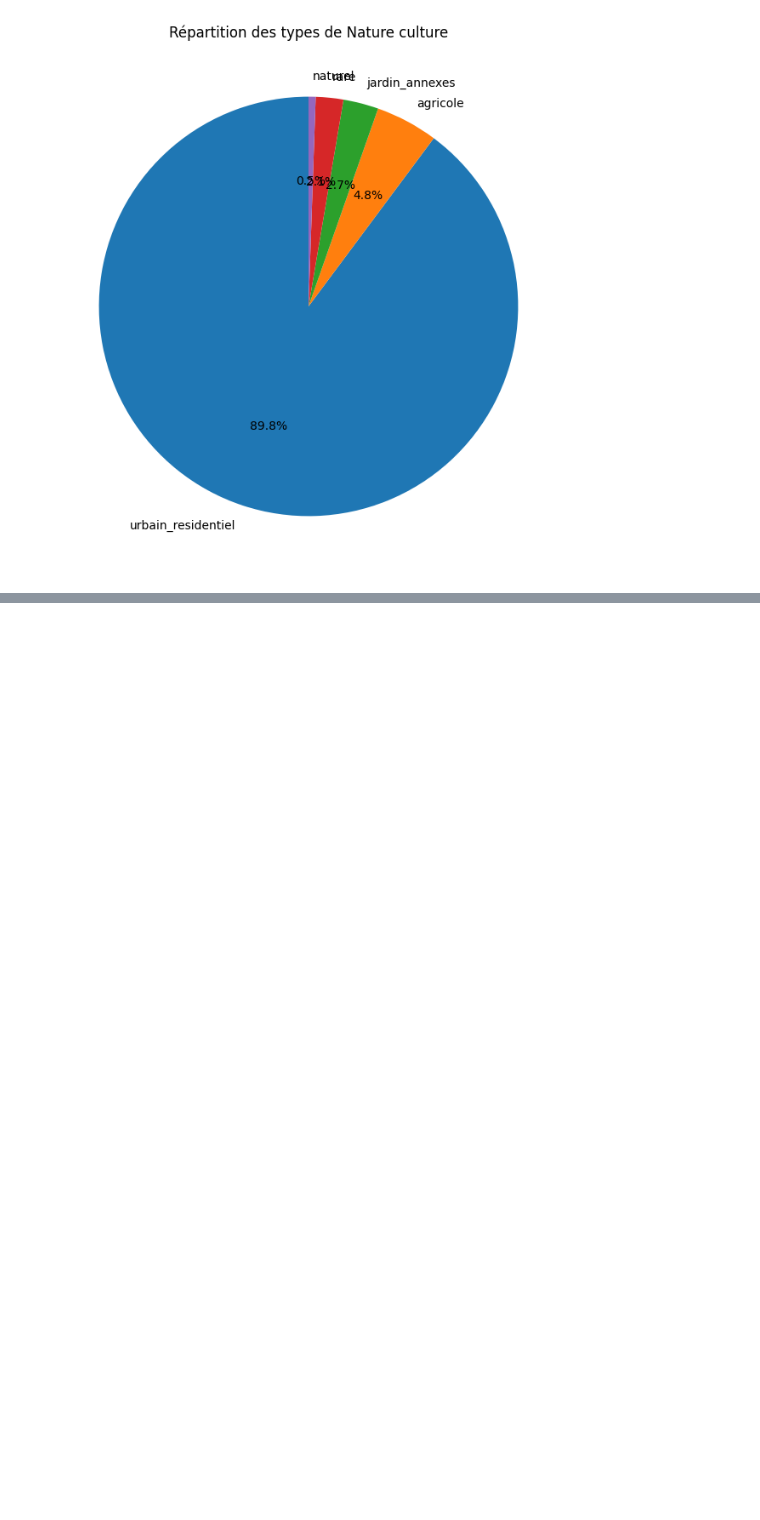
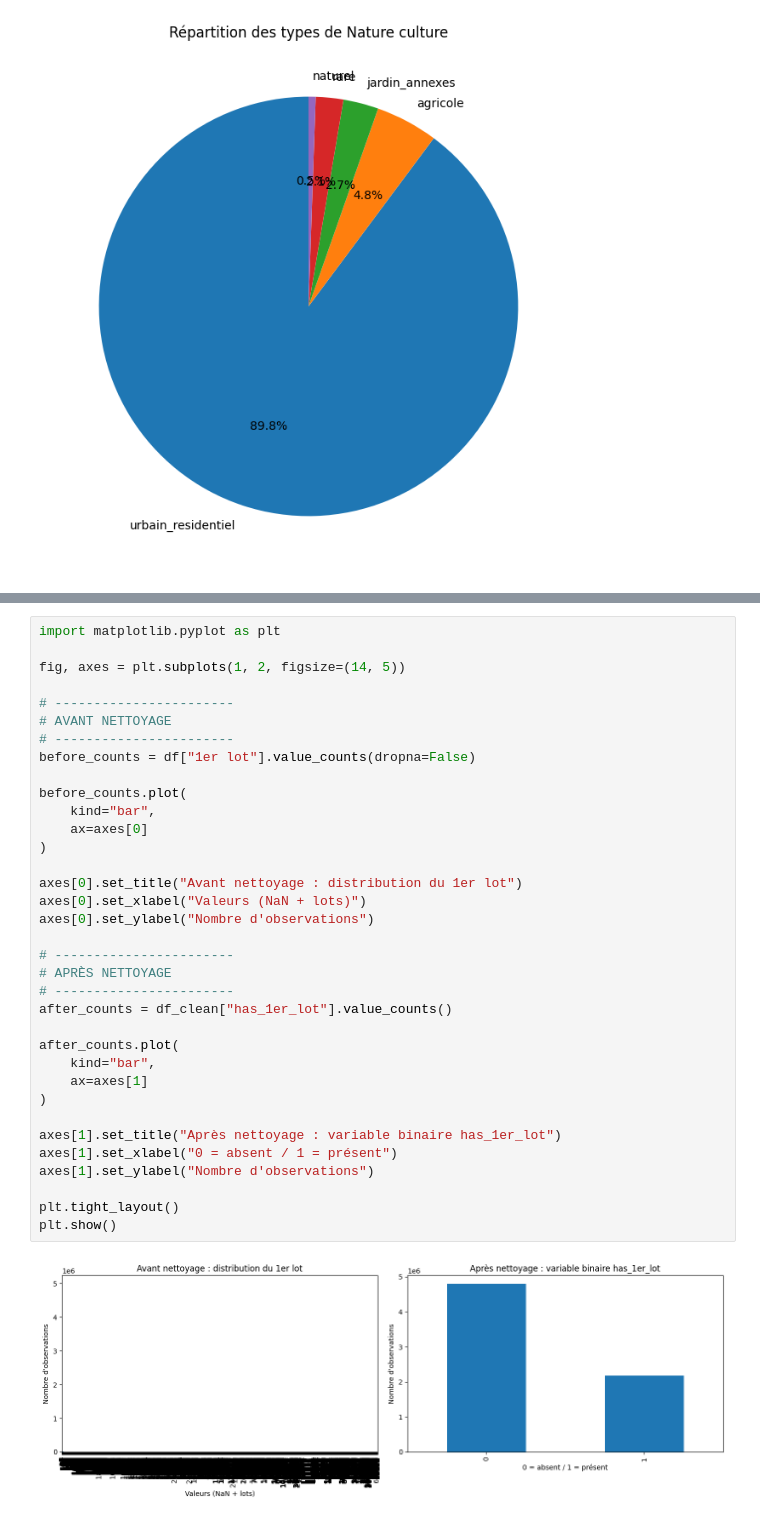
Before and after one commit to DataScientest-Studio/mars26_bds_immo, a Jupyter notebook: notebooks/Carine_Robles/Analyse_C.ipynb, the cells around one changed output, grey strips where cells are left out. Cells and saved outputs as stored; diff of their text form; blank space fills up the shorter version.

```diff
--- a/notebooks/Carine_Robles/Analyse_C.ipynb
+++ b/notebooks/Carine_Robles/Analyse_C.ipynb
@@ -1383,0 +1643,37 @@ plt.show()
+# %%
+import matplotlib.pyplot as plt
+
+fig, axes = plt.subplots(1, 2, figsize=(14, 5))
+
+# -----------------------
+# AVANT NETTOYAGE
+# -----------------------
+before_counts = df["1er lot"].value_counts(dropna=False)
+
+before_counts.plot(
+    kind="bar",
+    ax=axes[0]
+)
+
+axes[0].set_title("Avant nettoyage : distribution du 1er lot")
+axes[0].set_xlabel("Valeurs (NaN + lots)")
+axes[0].set_ylabel("Nombre d'observations")
+
+# -----------------------
+# APRÈS NETTOYAGE
+# -----------------------
+after_counts = df_clean["has_1er_lot"].value_counts()
+
+after_counts.plot(
+    kind="bar",
+    ax=axes[1]
+)
+
+axes[1].set_title("Après nettoyage : variable binaire has_1er_lot")
+axes[1].set_xlabel("0 = absent / 1 = présent")
+axes[1].set_ylabel("Nombre d'observations")
+
+plt.tight_layout()
+plt.show()
+# %% [output]
+[figure, added]
```
Also changed, not shown: parts of 182 cells of this notebook.
